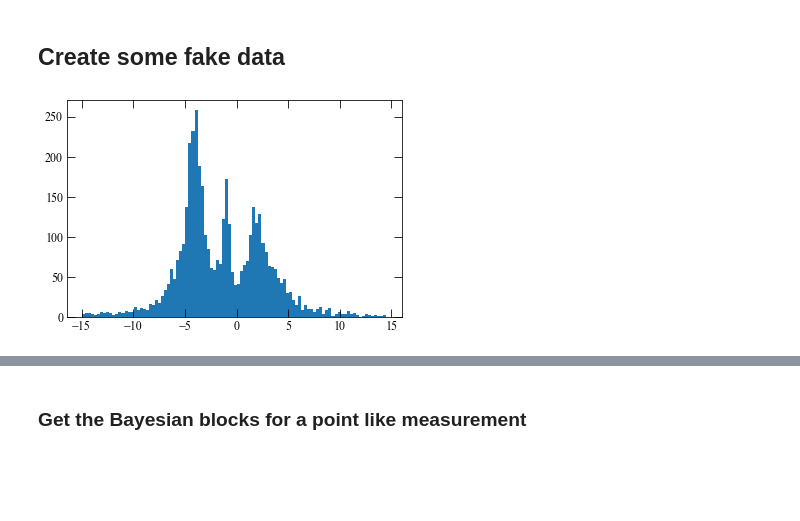
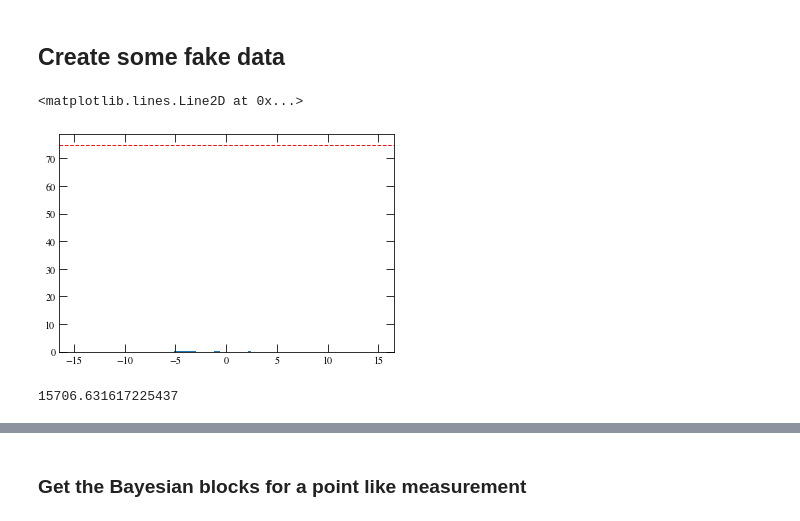
Before and after one commit to me-manu/fermiAnalysis, a Jupyter notebook: notebooks/example_bb_hop.ipynb, the cells around one changed output, grey strips where cells are left out. Drawn from its saved outputs; the diff is of its cells as text; code cells hidden in the pictures; blank space fills up the shorter version.

```diff
--- a/notebooks/example_bb_hop.ipynb
+++ b/notebooks/example_bb_hop.ipynb
@@ -20,9 +26,18 @@ x = np.concatenate([stats.cauchy(-5, 1.8).rvs(500),
 # truncate values to a reasonable range
 x = x[(x > -15) & (x < 15)]
-# %%
-n, bins, patches = plt.hist(x, bins=100)
-# %% [output]
-[figure, removed]
+# %%
+n, bins, patches = plt.hist(x, bins=100, density = True)
+db = np.diff(bins)
+
+plt.axhline(nuniform * db[0] / (uniform_max - uniform_min) / n.sum() / db[0],
+            ls = '--', lw = 1, color = plt.cm.Set1(0.))
+# %% [output]
+<matplotlib.lines.Line2D at 0x...>
+[figure, added]
+# %%
+n.mean() / db[0] * (uniform_max - uniform_min)
+# %% [output]
+15706.631617225437
 # %%
 nobs = stats.poisson.rvs(n)
 nerr = np.sqrt(nobs)
```
Also changed, not shown: parts of 5 cells of this notebook, 8 other files.
